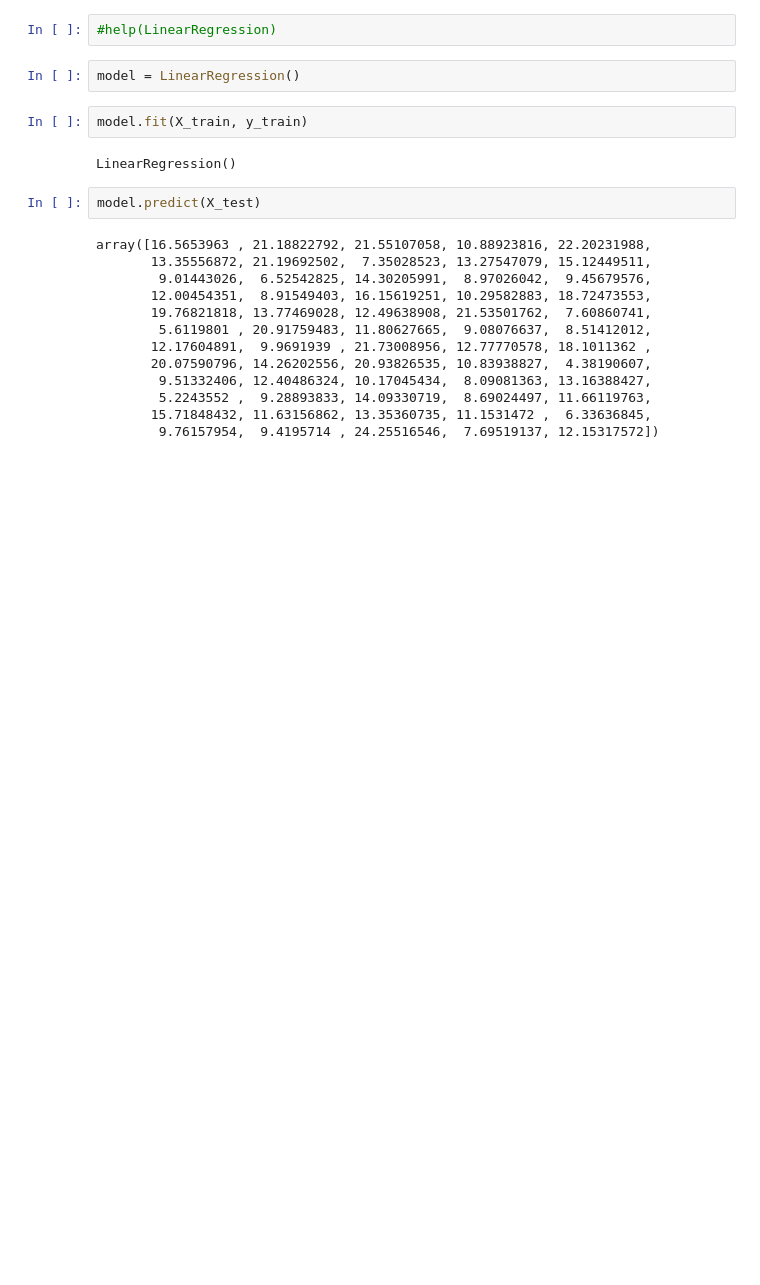
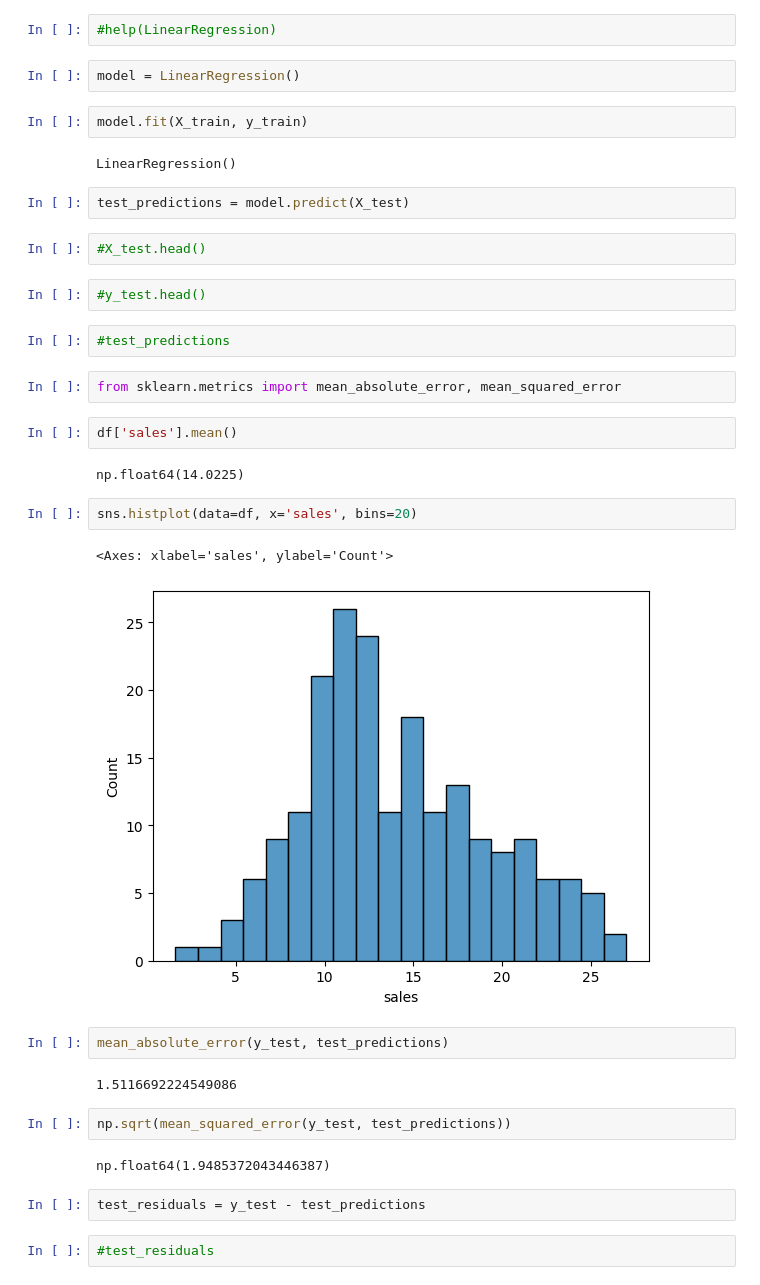
Before and after one commit to Tofuress/ml_course1, a Jupyter notebook: 08-Linear-Regression-Models/lin_reg_scikit.ipynb, the cells around one changed output. Saved outputs shown, nothing was run; the diff lists cells and outputs as text; blank space fills up the shorter version.

```diff
--- a/08-Linear-Regression-Models/lin_reg_scikit.ipynb
+++ b/08-Linear-Regression-Models/lin_reg_scikit.ipynb
@@ -96,17 +96,33 @@ model.fit(X_train, y_train)
 # %% [output]
 LinearRegression()
 # %%
-model.predict(X_test)
+test_predictions = model.predict(X_test)
-# %% [output]
-array([16.5653963 , 21.18822792, 21.55107058, 10.88923816, 22.20231988,
-       13.35556872, 21.19692502,  7.35028523, 13.27547079, 15.12449511,
-        9.01443026,  6.52542825, 14.30205991,  8.97026042,  9.45679576,
-       12.00454351,  8.91549403, 16.15619251, 10.29582883, 18.72473553,
-       19.76821818, 13.77469028, 12.49638908, 21.53501762,  7.60860741,
-        5.6119801 , 20.91759483, 11.80627665,  9.08076637,  8.51412012,
-       12.17604891,  9.9691939 , 21.73008956, 12.77770578, 18.1011362 ,
-       20.07590796, 14.26202556, 20.93826535, 10.83938827,  4.38190607,
-        9.51332406, 12.40486324, 10.17045434,  8.09081363, 13.16388427,
-        5.2243552 ,  9.28893833, 14.09330719,  8.69024497, 11.66119763,
-       15.71848432, 11.63156862, 13.35360735, 11.1531472 ,  6.33636845,
-        9.76157954,  9.4195714 , 24.25516546,  7.69519137, 12.15317572])
+# %%
+#X_test.head()
+# %%
+#y_test.head()
+# %%
+#test_predictions
+# %%
+from sklearn.metrics import mean_absolute_error, mean_squared_error
+# %%
+df['sales'].mean()
+# %% [output]
+np.float64(14.0225)
+# %%
+sns.histplot(data=df, x='sales', bins=20)
+# %% [output]
+<Axes: xlabel='sales', ylabel='Count'>
+[figure, added]
+# %%
+mean_absolute_error(y_test, test_predictions)
+# %% [output]
+1.5116692224549086
+# %%
+np.sqrt(mean_squared_error(y_test, test_predictions))
+# %% [output]
+np.float64(1.9485372043446387)
+# %%
+test_residuals = y_test - test_predictions
+# %%
+#test_residuals
```
Also changed, not shown: parts of 17 cells of this notebook, 2 other files.
